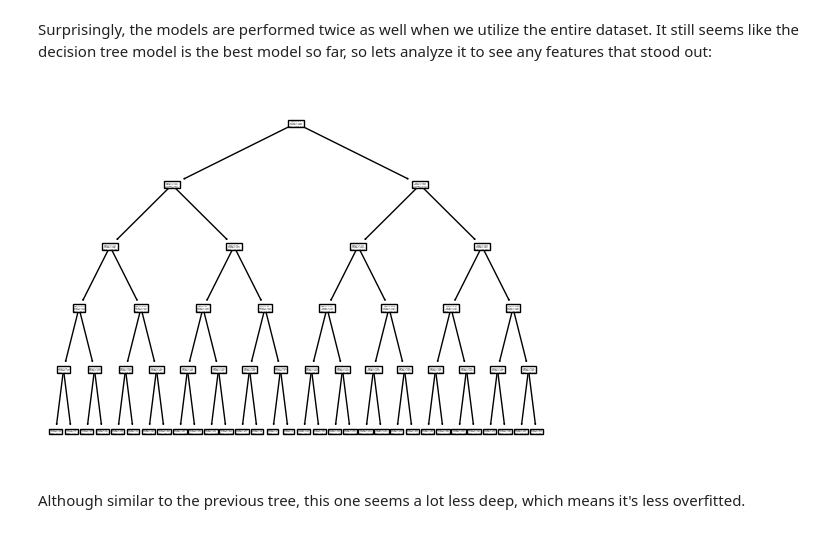
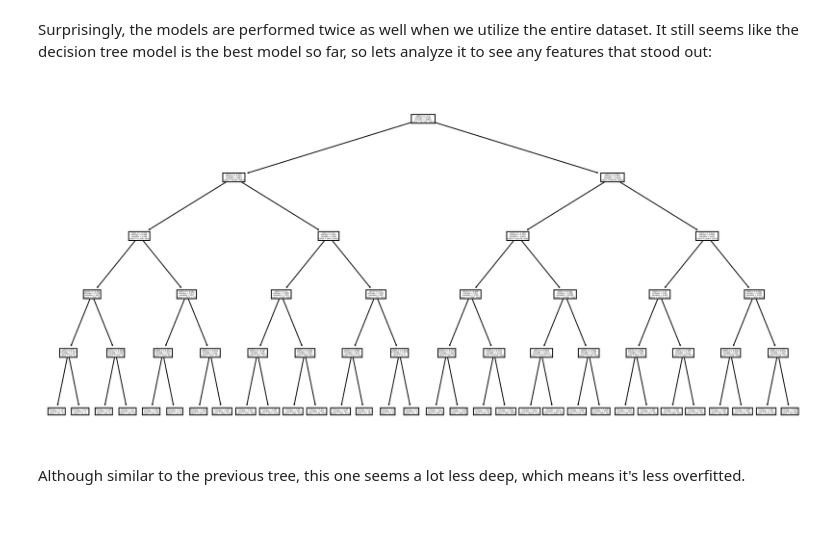
Before and after one commit to DKW2/Banking-Marketing-Analysis, a Jupyter notebook: banking-marketing-analysis.ipynb, the cells around one changed output. Cells and saved outputs as stored; diff of their text form; code cells hidden in the pictures.

```diff
--- a/banking-marketing-analysis.ipynb
+++ b/banking-marketing-analysis.ipynb
@@ -708,10 +709,11 @@ plt.savefig( "images/alldataModels.png", bbox_inches='tight' )
 Surprisingly, the models are performed twice as well when we utilize the entire dataset. It still seems like the decision tree model is the best model so far, so lets analyze it to see any features that stood out:
 # %%
 best_all_tree_estimator = all_tree_gridresults[-1].best_estimator_.named_steps["classifier"]
-# %%
-all_tree = plot_tree( best_all_tree_estimator )
-# %% [output]
-[figure, removed]
+# %%
+plt.figure( figsize=(15, 7), dpi=200 )
+all_tree = plot_tree( best_all_tree_estimator )
+# %% [output]
+[figure, added]
 # %% [markdown]
 Although similar to the previous tree, this one seems a lot less deep, which means it's less overfitted.
 # %%
```
Also changed, not shown: parts of 2 cells of this notebook.
